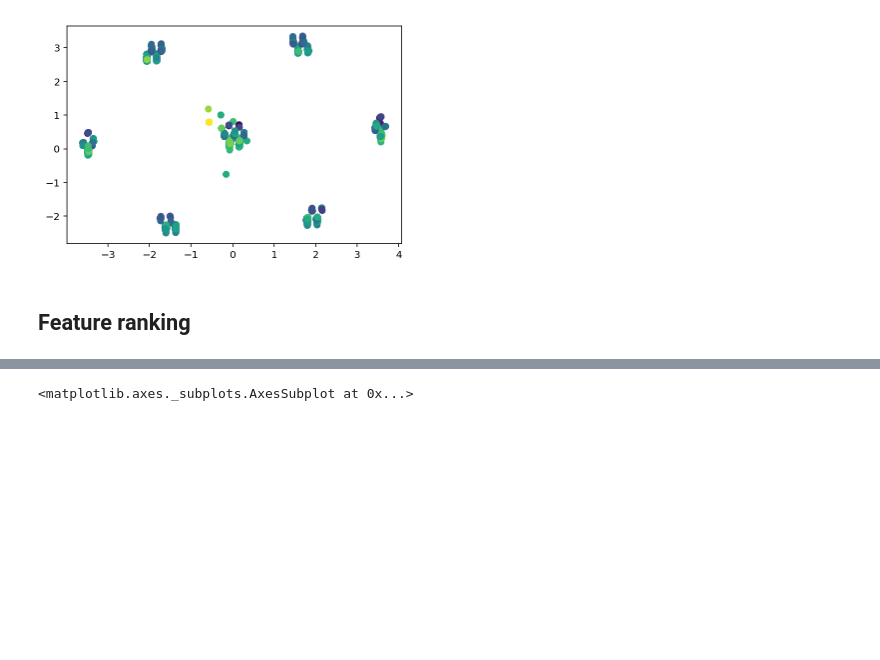
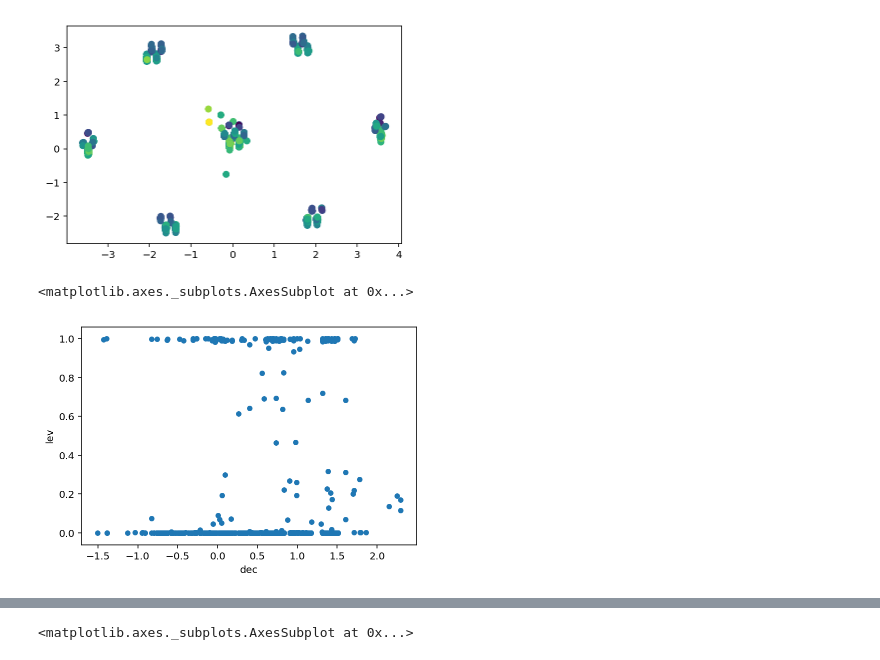
Before and after one commit to uwdata/draco, a Jupyter notebook: notebooks/Linear Model.ipynb, the cells around one changed output, grey strips where cells are left out. Cells and saved outputs as stored; diff of their text form; code cells hidden in the pictures; blank space fills up the shorter version.

```diff
--- a/notebooks/Linear Model.ipynb
+++ b/notebooks/Linear Model.ipynb
@@ -143,5 +211,20 @@ plt.scatter(x=pca_df.x0, y=pca_df.x1, c=pca_df.score, data=pca_df)
 # %% [output]
 <matplotlib.collections.PathCollection at 0x...>
 [figure]
-# %% [markdown]
-## Feature ranking
+# %%
+# leverage scores
+
+X = X.sort_index()
+
+u, s, vh = np.linalg.svd(X, full_matrices=False)
+lev_scores = np.sum(u*u, axis=1)**2
+# %%
+dec_fct = clf.decision_function(X)
+
+scores_dec_fct = pd.DataFrame({'dec': dec_fct, 'lev': lev_scores})
+scores_dec_fct = scores_dec_fct.sort_values('dec')
+
+scores_dec_fct.plot.scatter(x='dec', y='lev')
+# %% [output]
+<matplotlib.axes._subplots.AxesSubplot at 0x...>
+[figure, added]
```
Also changed, not shown: parts of 12 cells of this notebook, 2 other files.
